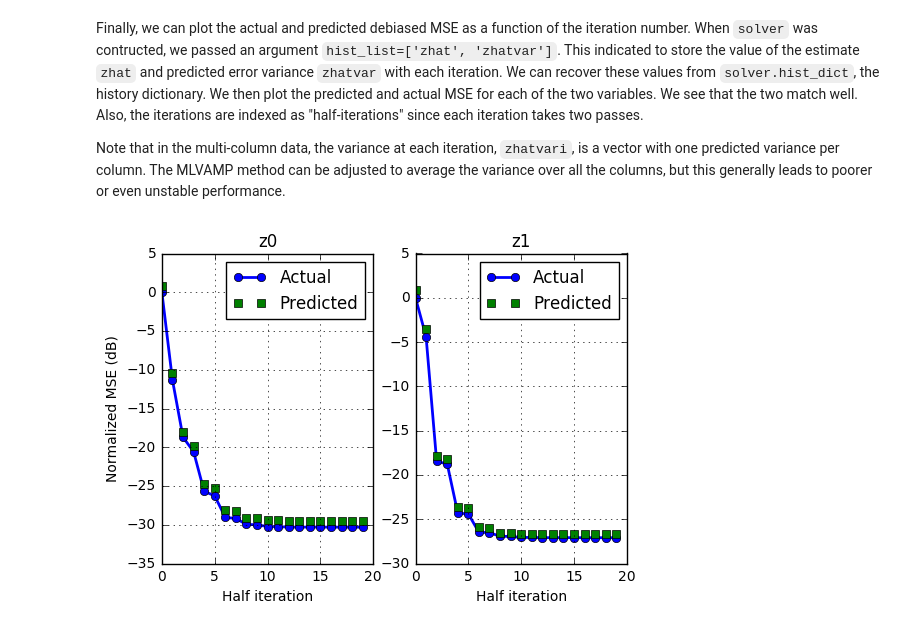
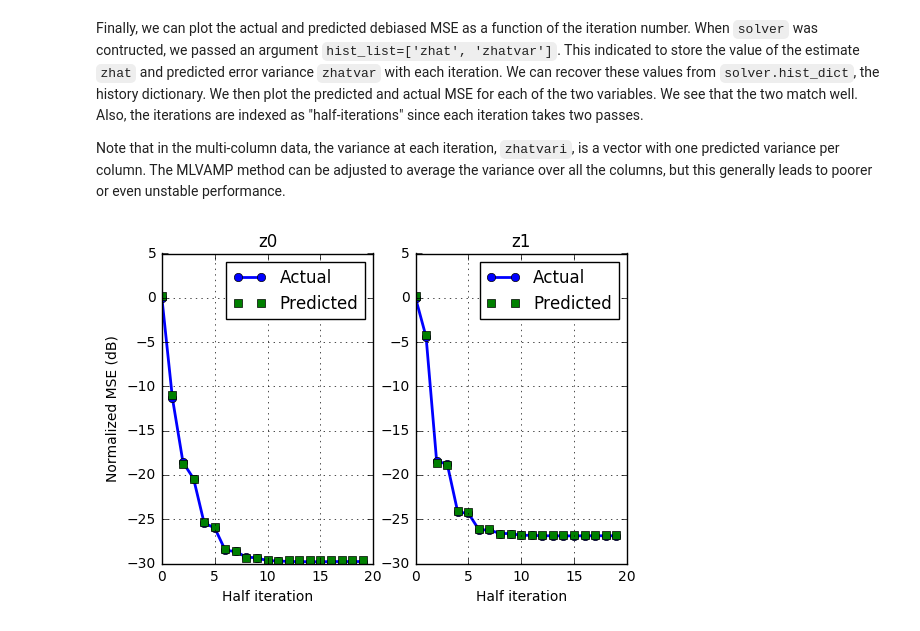
Before and after one commit to GAMPTeam/vampyre, a Jupyter notebook: demos/sparse/sparse_probit.ipynb, the cells around one changed output. Drawn from its saved outputs; the diff is of its cells as text; code cells hidden in the pictures.

```diff
--- a/demos/sparse/sparse_probit.ipynb
+++ b/demos/sparse/sparse_probit.ipynb
@@ -187,27 +179,28 @@ Note that in the multi-column data, the variance at each iteration, `zhatvari`,
 # %%
 # Compute the MSE as a function of the iteration
 zhat_hist = solver.hist_dict['zhat']
 zvar_hist = solver.hist_dict['zhatvar']
 nit = len(zhat_hist)
 mse_act = np.zeros((nit,nvar))
 mse_pred = np.zeros((nit,nvar))
 
 for ivar in range(nvar):
+    zpowi = np.mean(np.abs(ztrue[ivar])**2, axis=0)
     for it in range(nit):
         zhati = zhat_hist[it][ivar]
         zhatvari = zvar_hist[it][ivar]
         mse_act[it,ivar] = debias_mse(zhati,ztrue[ivar])
         mse_pred[it,ivar] = 10*np.log10(np.mean(zhatvari/zpowi))
 
 for ivar in range(nvar):
     plt.subplot(1,nvar,ivar+1)
     plt.plot(range(nit), mse_act[:,ivar], 'o-', linewidth=2)
     plt.plot(range(nit), mse_pred[:,ivar], 's', linewidth=1)
     plt.xlabel('Half iteration')
     if (ivar == 0):
         plt.ylabel('Normalized MSE (dB)')
     plt.legend(['Actual', 'Predicted'])
     plt.title("z{0:d}".format(ivar))
     plt.grid()
 # %% [output]
-[figure, old version]
+[figure, new version]
```
Also changed, not shown: parts of 3 cells of this notebook.
